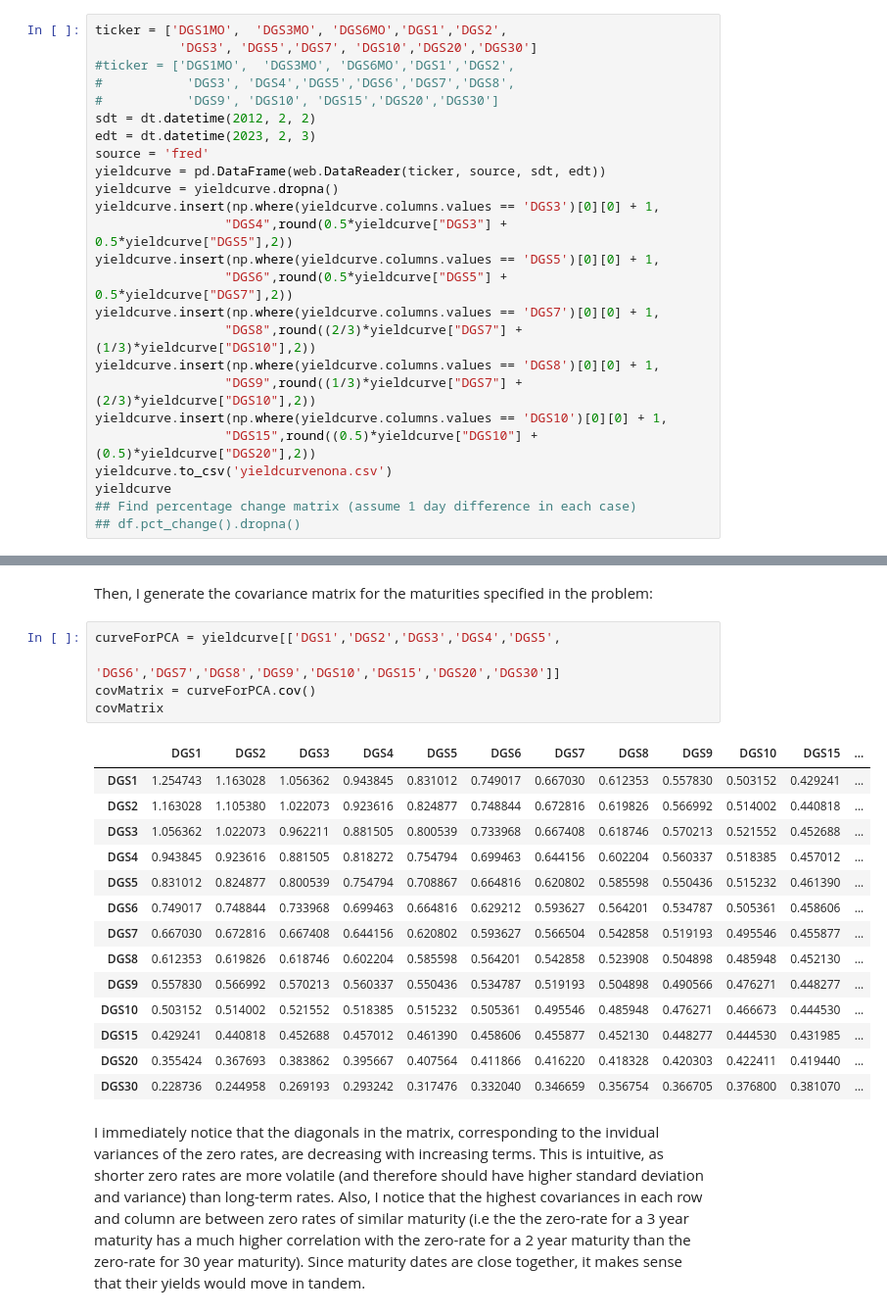
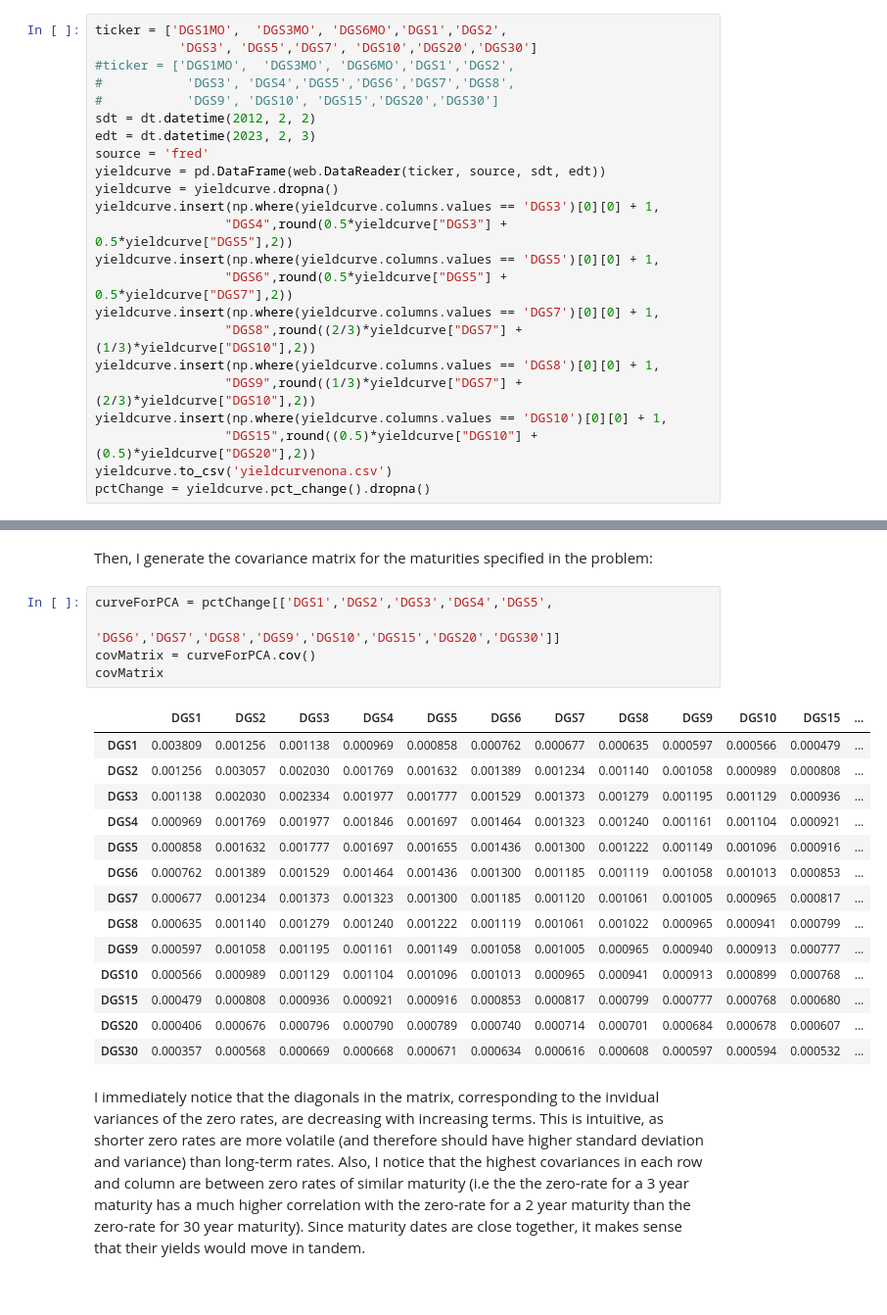
Before and after one commit to dg3358/Columbia-MATH-5450, a Jupyter notebook: HW 1/HW-1.ipynb, the cells around one changed output, grey strips where cells are left out. Shown at 98% size. Cells and saved outputs as stored; diff of their text form.

```diff
--- a/HW 1/HW-1.ipynb
+++ b/HW 1/HW-1.ipynb
@@ -155,6 +156,4 @@ yieldcurve.insert(np.where(yieldcurve.columns.values == 'DGS8')[0][0] + 1,
 yieldcurve.insert(np.where(yieldcurve.columns.values == 'DGS10')[0][0] + 1,
                  "DGS15",round((0.5)*yieldcurve["DGS10"] + (0.5)*yieldcurve["DGS20"],2))
 yieldcurve.to_csv('yieldcurvenona.csv')
-yieldcurve
-## Find percentage change matrix (assume 1 day difference in each case)
-## df.pct_change().dropna()
+pctChange = yieldcurve.pct_change().dropna()
@@ -176,25 +160,25 @@ yieldcurve
 # %% [markdown]
 Then, I generate the covariance matrix for the maturities specified in the problem:
 # %%
-curveForPCA = yieldcurve[['DGS1','DGS2','DGS3','DGS4','DGS5',
+curveForPCA = pctChange[['DGS1','DGS2','DGS3','DGS4','DGS5',
                           'DGS6','DGS7','DGS8','DGS9','DGS10','DGS15','DGS20','DGS30']]
 covMatrix = curveForPCA.cov()
 covMatrix
 # %% [output]
 |  | DGS1 | DGS2 | DGS3 | DGS4 | DGS5 | DGS6 | DGS7 | DGS8 | DGS9 | DGS10 | DGS15 | ... |
-| DGS1 | 1.254743 | 1.163028 | 1.056362 | 0.943845 | 0.831012 | 0.749017 | 0.667030 | 0.612353 | 0.557830 | 0.503152 | 0.429241 | ... |
-| DGS2 | 1.163028 | 1.105380 | 1.022073 | 0.923616 | 0.824877 | 0.748844 | 0.672816 | 0.619826 | 0.566992 | 0.514002 | 0.440818 | ... |
-| DGS3 | 1.056362 | 1.022073 | 0.962211 | 0.881505 | 0.800539 | 0.733968 | 0.667408 | 0.618746 | 0.570213 | 0.521552 | 0.452688 | ... |
-| DGS4 | 0.943845 | 0.923616 | 0.881505 | 0.818272 | 0.754794 | 0.699463 | 0.644156 | 0.602204 | 0.560337 | 0.518385 | 0.457012 | ... |
-| DGS5 | 0.831012 | 0.824877 | 0.800539 | 0.754794 | 0.708867 | 0.664816 | 0.620802 | 0.585598 | 0.550436 | 0.515232 | 0.461390 | ... |
-| DGS6 | 0.749017 | 0.748844 | 0.733968 | 0.699463 | 0.664816 | 0.629212 | 0.593627 | 0.564201 | 0.534787 | 0.505361 | 0.458606 | ... |
-| DGS7 | 0.667030 | 0.672816 | 0.667408 | 0.644156 | 0.620802 | 0.593627 | 0.566504 | 0.542858 | 0.519193 | 0.495546 | 0.455877 | ... |
-| DGS8 | 0.612353 | 0.619826 | 0.618746 | 0.602204 | 0.585598 | 0.564201 | 0.542858 | 0.523908 | 0.504898 | 0.485948 | 0.452130 | ... |
-| DGS9 | 0.557830 | 0.566992 | 0.570213 | 0.560337 | 0.550436 | 0.534787 | 0.519193 | 0.504898 | 0.490566 | 0.476271 | 0.448277 | ... |
-| DGS10 | 0.503152 | 0.514002 | 0.521552 | 0.518385 | 0.515232 | 0.505361 | 0.495546 | 0.485948 | 0.476271 | 0.466673 | 0.444530 | ... |
-| DGS15 | 0.429241 | 0.440818 | 0.452688 | 0.457012 | 0.461390 | 0.458606 | 0.455877 | 0.452130 | 0.448277 | 0.444530 | 0.431985 | ... |
-| DGS20 | 0.355424 | 0.367693 | 0.383862 | 0.395667 | 0.407564 | 0.411866 | 0.416220 | 0.418328 | 0.420303 | 0.422411 | 0.419440 | ... |
-| DGS30 | 0.228736 | 0.244958 | 0.269193 | 0.293242 | 0.317476 | 0.332040 | 0.346659 | 0.356754 | 0.366705 | 0.376800 | 0.381070 | ... |
+| DGS1 | 0.003809 | 0.001256 | 0.001138 | 0.000969 | 0.000858 | 0.000762 | 0.000677 | 0.000635 | 0.000597 | 0.000566 | 0.000479 | ... |
+| DGS2 | 0.001256 | 0.003057 | 0.002030 | 0.001769 | 0.001632 | 0.001389 | 0.001234 | 0.001140 | 0.001058 | 0.000989 | 0.000808 | ... |
+| DGS3 | 0.001138 | 0.002030 | 0.002334 | 0.001977 | 0.001777 | 0.001529 | 0.001373 | 0.001279 | 0.001195 | 0.001129 | 0.000936 | ... |
+| DGS4 | 0.000969 | 0.001769 | 0.001977 | 0.001846 | 0.001697 | 0.001464 | 0.001323 | 0.001240 | 0.001161 | 0.001104 | 0.000921 | ... |
+| DGS5 | 0.000858 | 0.001632 | 0.001777 | 0.001697 | 0.001655 | 0.001436 | 0.001300 | 0.001222 | 0.001149 | 0.001096 | 0.000916 | ... |
+| DGS6 | 0.000762 | 0.001389 | 0.001529 | 0.001464 | 0.001436 | 0.001300 | 0.001185 | 0.001119 | 0.001058 | 0.001013 | 0.000853 | ... |
+| DGS7 | 0.000677 | 0.001234 | 0.001373 | 0.001323 | 0.001300 | 0.001185 | 0.001120 | 0.001061 | 0.001005 | 0.000965 | 0.000817 | ... |
+| DGS8 | 0.000635 | 0.001140 | 0.001279 | 0.001240 | 0.001222 | 0.001119 | 0.001061 | 0.001022 | 0.000965 | 0.000941 | 0.000799 | ... |
+| DGS9 | 0.000597 | 0.001058 | 0.001195 | 0.001161 | 0.001149 | 0.001058 | 0.001005 | 0.000965 | 0.000940 | 0.000913 | 0.000777 | ... |
+| DGS10 | 0.000566 | 0.000989 | 0.001129 | 0.001104 | 0.001096 | 0.001013 | 0.000965 | 0.000941 | 0.000913 | 0.000899 | 0.000768 | ... |
+| DGS15 | 0.000479 | 0.000808 | 0.000936 | 0.000921 | 0.000916 | 0.000853 | 0.000817 | 0.000799 | 0.000777 | 0.000768 | 0.000680 | ... |
+| DGS20 | 0.000406 | 0.000676 | 0.000796 | 0.000790 | 0.000789 | 0.000740 | 0.000714 | 0.000701 | 0.000684 | 0.000678 | 0.000607 | ... |
+| DGS30 | 0.000357 | 0.000568 | 0.000669 | 0.000668 | 0.000671 | 0.000634 | 0.000616 | 0.000608 | 0.000597 | 0.000594 | 0.000532 | ... |
 # %% [markdown]
 I immediately notice that the diagonals in the matrix, corresponding to the invidual variances of the zero rates, are decreasing with increasing terms. This is intuitive, as shorter zero rates are more volatile (and therefore should have higher standard deviation and variance) than long-term rates. Also, I notice that the highest covariances in each row and column are between zero rates of similar maturity (i.e the the zero-rate for a 3 year maturity has a much higher correlation with the zero-rate for a 2 year maturity than the zero-rate for 30 year maturity). Since maturity dates are close together, it makes sense that their yields would move in tandem.
 # %% [markdown]
```
Also changed, not shown: parts of 20 cells of this notebook.
